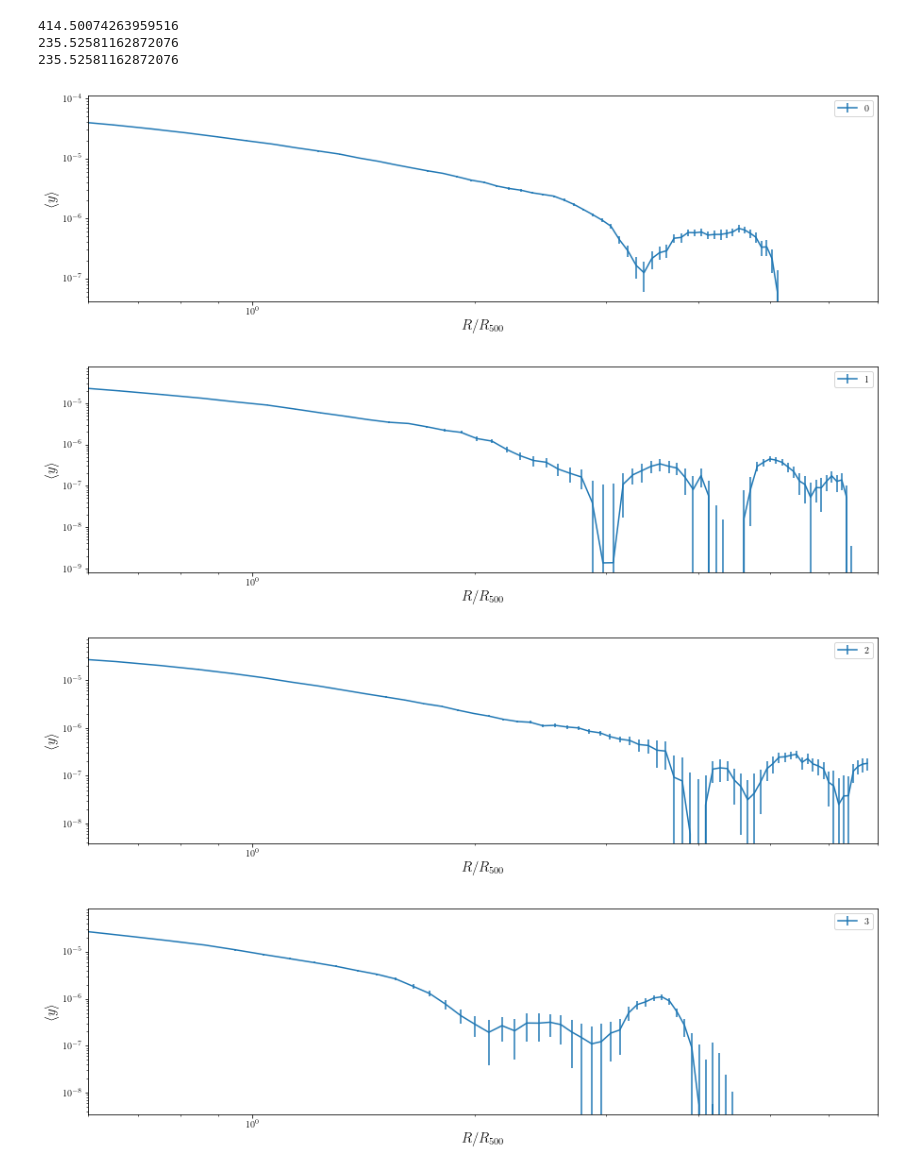
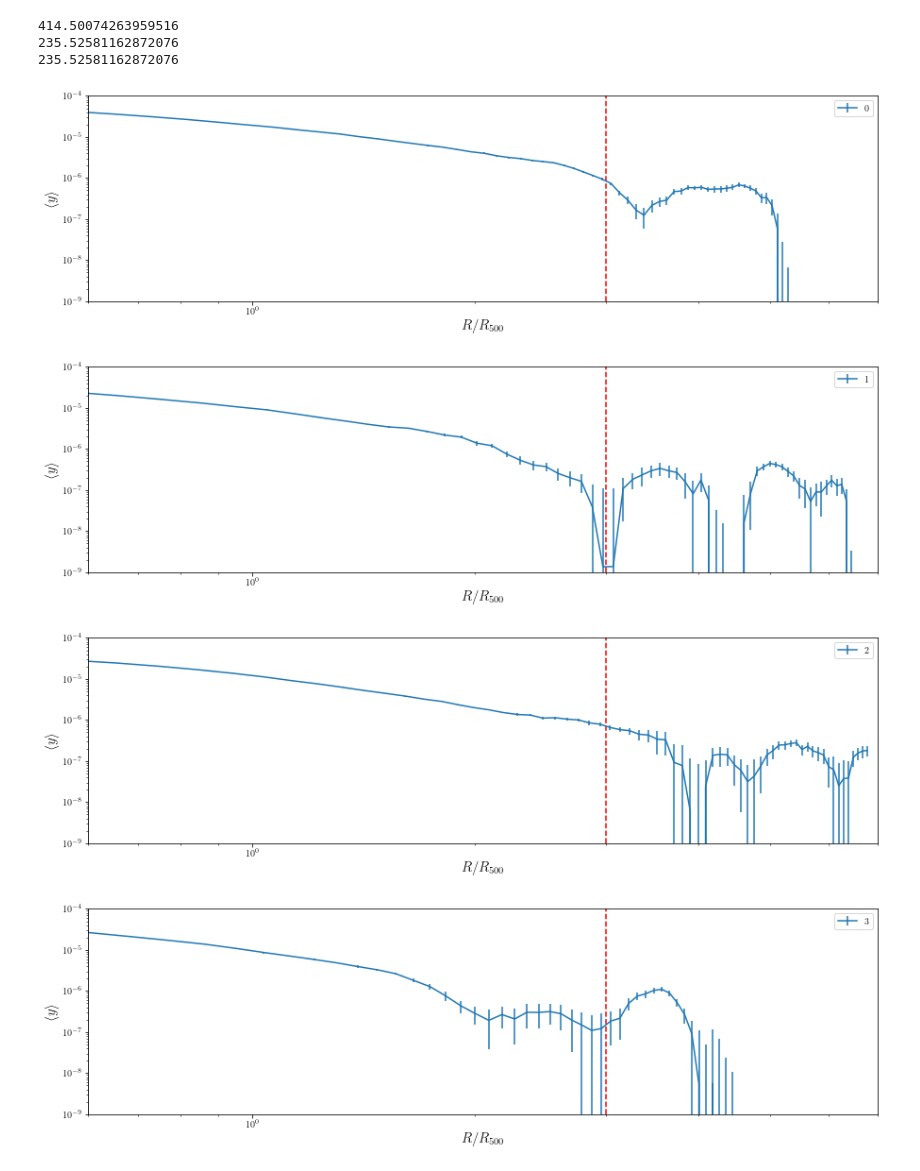
Before and after one commit to chihway/ClusterProfiles, a Jupyter notebook: planck/Stack.ipynb, the cells around one changed output. Saved outputs shown, nothing was run; the diff lists cells and outputs as text; code cells hidden in the pictures.

```diff
--- a/planck/Stack.ipynb
+++ b/planck/Stack.ipynb
@@ -48,26 +48,29 @@ data_file0 = np.load('Planck_cluster_bootstrap_0.npz')
 # %%
 N = 70
 for i in range(10):
     data_file = np.load('Planck_cluster_bootstrap_'+str(i)+'.npz')
     data_vec = data_file['mean_y'][:N] - data_file['bg']
     invcov = np.linalg.inv(data_file['cov'][:N, :N])
 
     # first cluster has R500=18'
     M1 = data_file['mass']*10**14/Factor**3
     R500 = (1+data_file['z'])*M500_to_R500m(data_file['mass']*10**14/Factor**3, data_file0['z'], cosmo)/cosmo.comoving_distance(data_file['z']).value /np.pi*180.*60
 #     print(R500)
     R = data_file['theta'][:N] / R500
     mplot.figure(figsize=(15,4))
+    mplot.plot([2.86,3],[1e-9, 1e-4], color='r', ls='--')
+    mplot.plot([2.86,3],[1e-9, 1e-4], color='r', ls='--')
 
     mplot.errorbar(R, data_vec, yerr=np.diag(data_file['cov'][:N, :N])**0.5, label=str(i))
     mplot.legend()
     mplot.xscale('log')
     mplot.yscale('log')
     mplot.xlabel('$R/R_{500}$', fontsize=15)
     mplot.ylabel('$\\langle y  \\rangle$', fontsize=15)
     mplot.xlim(0.6,7)
+    mplot.ylim(1e-9, 1e-4)
 # %% [output]
-[figure, old version]
+[figure, new version]
-[figure, old version]
+[figure, new version]
-[figure, old version]
+[figure, new version]
-[figure, old version]
+[figure, new version]
```
Also changed, not shown: parts of 1 cell of this notebook.
